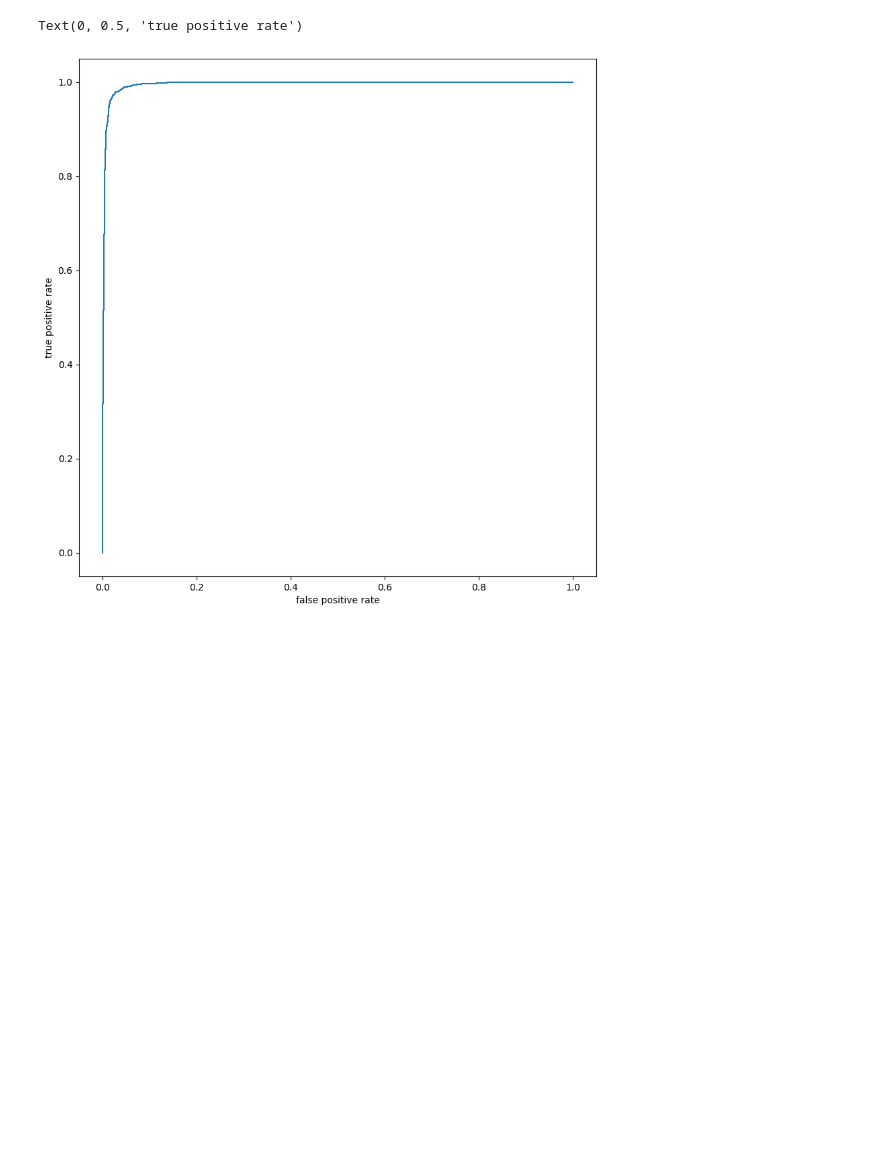
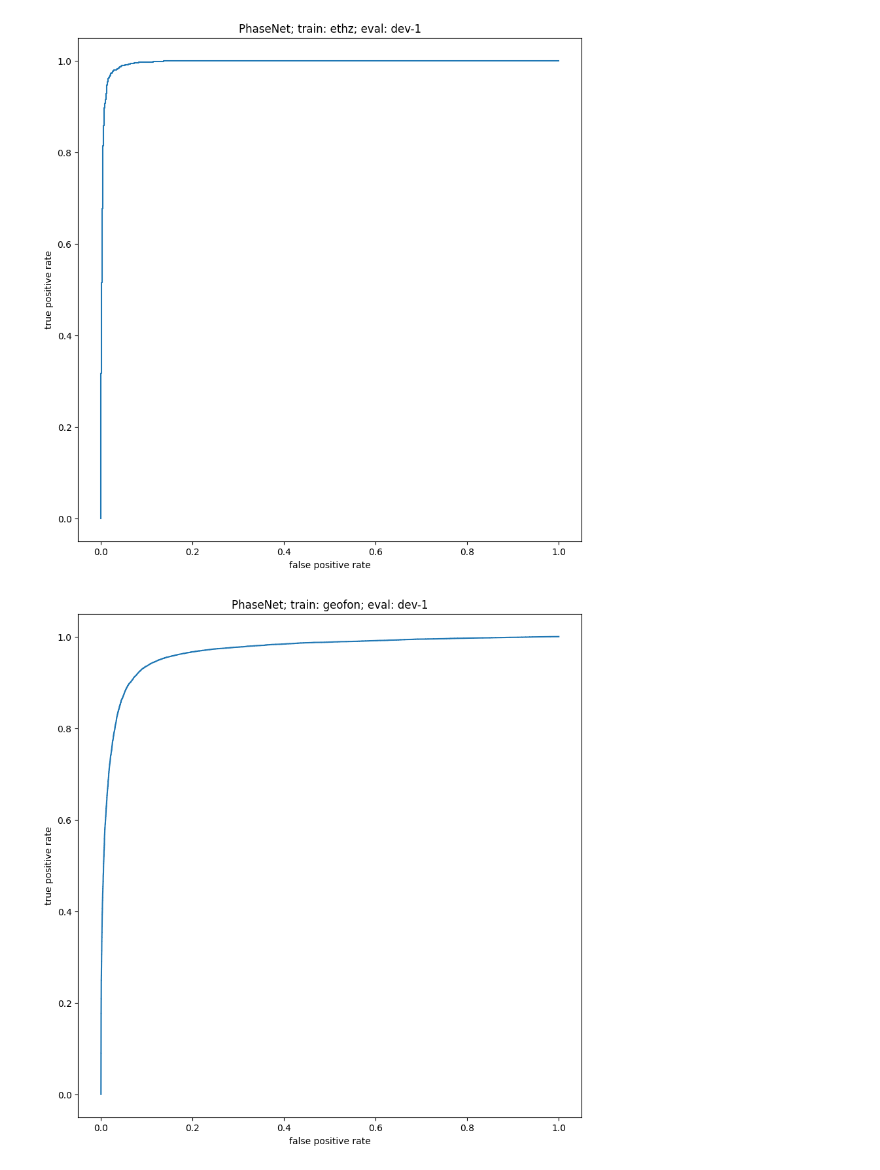
Before and after one commit to liutianlin0121/seisLM, a Jupyter notebook: seisLM/evaluation/seisbench_baselines.ipynb, the cells around one changed output. Saved outputs shown, nothing was run; the diff lists cells and outputs as text; code cells hidden in the pictures; blank space fills up the shorter version.

```diff
--- a/seisLM/evaluation/seisbench_baselines.ipynb
+++ b/seisLM/evaluation/seisbench_baselines.ipynb
@@ -60,36 +43,40 @@ saved to /home/liu0003/Desktop/projects/seisLM/evaluation_results/PhaseNet_ethz/
 # %%
 from seisLM.utils.project_path import gitdir
 from sklearn.metrics import roc_curve, precision_recall_curve
 import matplotlib.pyplot as plt
 
 
 task = 1 # '23'
 eval_set = 'dev' #'test'
 
-pred_path = (
-  Path(gitdir())
-  / "evaluation_results"
-  / f"{model_name}_{data_name}"
-  / f"{eval_set}_task{task}.csv"
-)
+
+for data_name in data_aliases.keys():
+
+  pred_path = (
+    Path(gitdir())
+    / "evaluation_results"
+    / f"{model_name}_{data_name}"
+    / f"{eval_set}_task{task}.csv"
+  )
+
+
+  pred = pd.read_csv(pred_path)
+
+  pred["trace_type_bin"] = pred["trace_type"] == "earthquake"
+
+  fpr, tpr, _ = roc_curve(pred["trace_type_bin"], pred["score_detection"])
+
+  fig = plt.figure(figsize=(10, 10))
+  ax = fig.add_subplot(111)
+  ax.plot(fpr, tpr)
+  ax.set_aspect("equal")
+
+  ax.set_xlabel("false positive rate")
+  ax.set_ylabel("true positive rate")
+  ax.set_title(f"{model_name}; train: {data_name}; eval: {eval_set}-{task}")
+# %% [output]
+[figure, added]
+[figure, added]
-# %%
-
-pred = pd.read_csv(pred_path)
-
-pred["trace_type_bin"] = pred["trace_type"] == "earthquake"
-
-fpr, tpr, _ = roc_curve(pred["trace_type_bin"], pred["score_detection"])
-
-fig = plt.figure(figsize=(10, 10))
-ax = fig.add_subplot(111)
-ax.plot(fpr, tpr)
-ax.set_aspect("equal")
-
-ax.set_xlabel("false positive rate")
-ax.set_ylabel("true positive rate")
-# %% [output]
-Text(0, 0.5, 'true positive rate')
-[figure, removed]
 # %%
 import numpy as np
 
```
Also changed, not shown: parts of 3 cells of this notebook, 1 other file.
